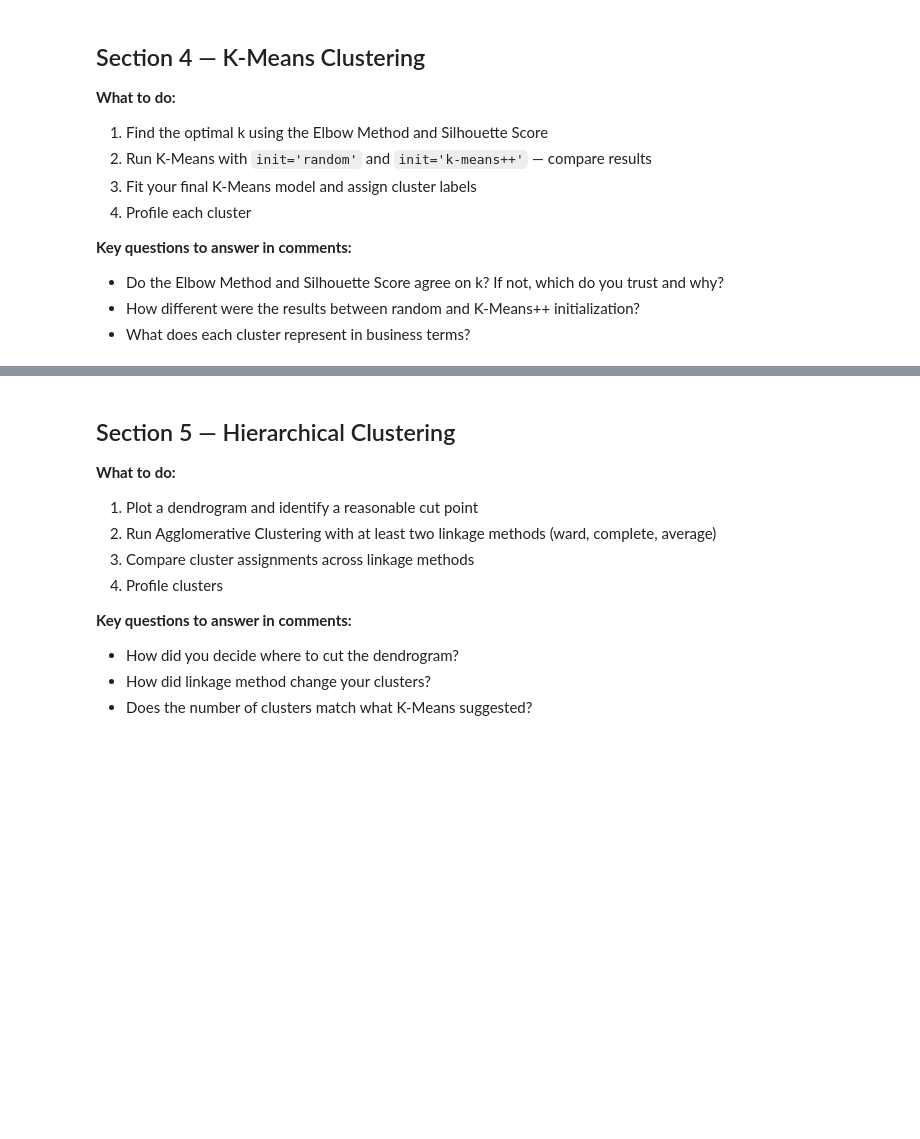
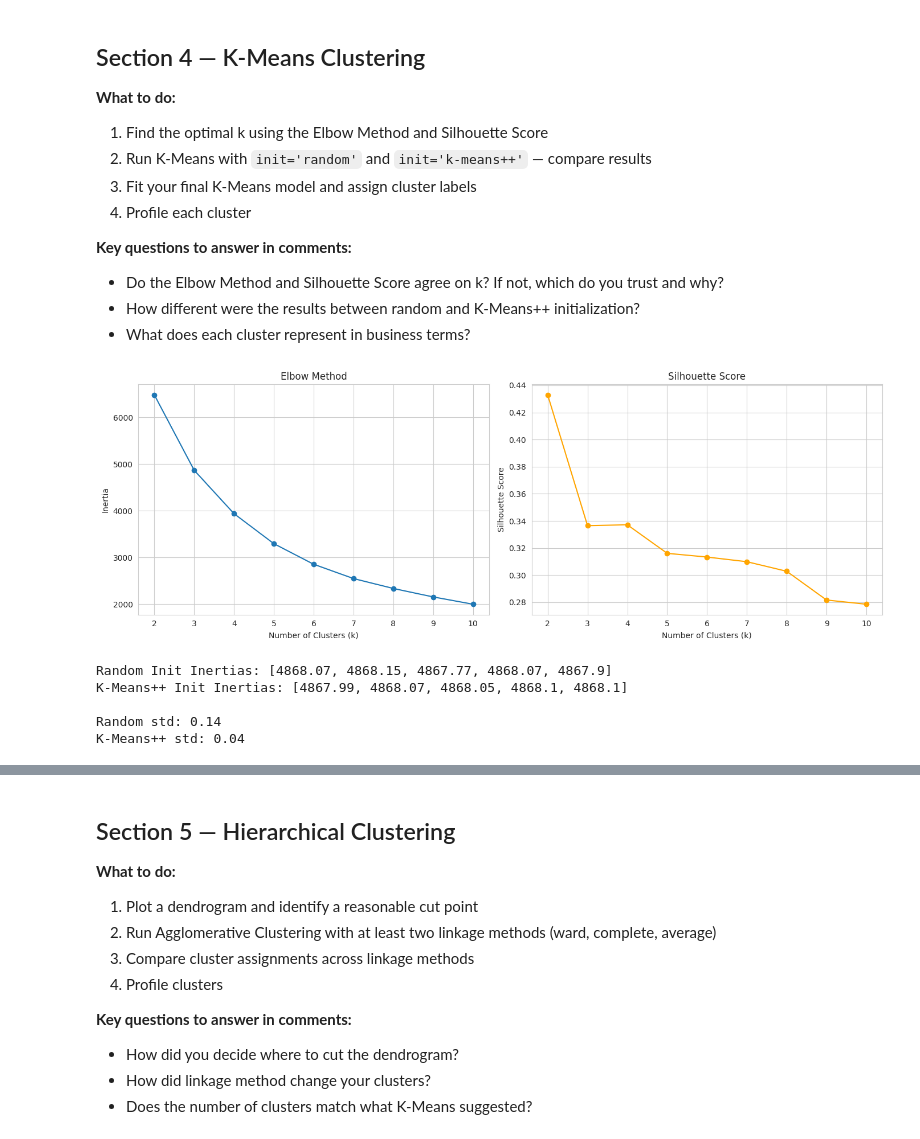
Before and after one commit to un1u3/ml-labs, a Jupyter notebook: fusemachines-2026/phase2/assignmet4/Week_7_Clustering_Assignment.ipynb, the cells around one changed output, grey strips where cells are left out. Cells and saved outputs as stored; diff of their text form; code cells hidden in the pictures; blank space fills up the shorter version.

```diff
--- a/fusemachines-2026/phase2/assignmet4/Week_7_Clustering_Assignment.ipynb
+++ b/fusemachines-2026/phase2/assignmet4/Week_7_Clustering_Assignment.ipynb
@@ -287,0 +379,22 @@ scaler = StandardScaler()
+# %%
+# ── Feature Scaling ──────────────────────────────────────────────────────────
+# Why is scaling necessary for clustering? Answer in a comment before scaling.
+# Scaling is necessary for clustering algorithms like K-Means because they rely on
+# distance calculations. If features have different scales or units, the feature
+# with the largest values will have a disproportionately high influence on the
+# distance metric, effectively dominating the clustering process. Standardization
+# (using StandardScaler) transforms the data to have a mean of 0 and a standard
+# deviation of 1, ensuring all features contribute equally to the distance calculation.
+
+# Apply StandardScaler
+sis = StandardScaler()
+
+# Fit and transform your feature matrix
+X_scaled = sis.fit_transform(X)
+X_scaled_df = pd.DataFrame(X_scaled, columns=X.columns, index=X.index)
+
+# Verify scaling worked
+print("\nMean of scaled features:")
+print(X_scaled_df.mean().round(2))
+print("\nStandard deviation of scaled features:")
+print(X_scaled_df.std().round(2))
@@ -301,41 +426,57 @@ scaler = StandardScaler()
 # %%
 # ── Step 1: Find Optimal k ───────────────────────────────────────────────────
 # Test k from 2 to 10
 # Compute inertia (for Elbow) and Silhouette Score for each k
 
 k_range = range(2, 11)
 inertias = []
 silhouette_scores = []
 
 for k in k_range:
-    # YOUR CODE HERE
-    pass
+    kmeans = KMeans(n_clusters=k, random_state=42, n_init=10) # n_init to ensure robust results
+    kmeans.fit(X_scaled)
+    inertias.append(kmeans.inertia_)
+    silhouette_scores.append(silhouette_score(X_scaled, kmeans.labels_))
 
 # Plot Elbow Curve
 fig, axes = plt.subplots(1, 2, figsize=(14, 5))
 
 axes[0].plot(k_range, inertias, marker='o')
 axes[0].set_title('Elbow Method')
 axes[0].set_xlabel('Number of Clusters (k)')
 axes[0].set_ylabel('Inertia')
 
 axes[1].plot(k_range, silhouette_scores, marker='o', color='orange')
 axes[1].set_title('Silhouette Score')
 axes[1].set_xlabel('Number of Clusters (k)')
 axes[1].set_ylabel('Silhouette Score')
 
 plt.tight_layout()
 plt.show()
 
 # YOUR DECISION HERE (as a comment):
 # What k did you choose? Why?
 # Do both methods agree? If not, how did you resolve the disagreement?
+
+# Observations from Elbow Method:
+# The elbow in the inertia plot appears to be around k=3 or k=4, where the rate of decrease in inertia significantly slows down.
+# This suggests that adding more clusters beyond this point provides diminishing returns in terms of reducing within-cluster sum of squares.
+
+# Observations from Silhouette Score:
+# The silhouette score generally indicates the density and separation of clusters. Higher scores are better.
+# Looking at the plot, the silhouette score peaks around k=2 or k=3, and then starts to decrease or flatten out.
+
+# Decision for Optimal k:
+# Both methods point towards a relatively low number of clusters. The Elbow Method suggests k=3 or k=4, and the Silhouette Score peaks around k=2 or k=3.
+# Given that a higher silhouette score indicates better-defined clusters and the 'elbow' is less clear after 3, I will choose k=3. This choice provides a good balance between minimizing inertia and maximizing cluster separation, while also aiming for a manageable number of segments for business interpretation.
+# %% [output]
+[figure, added]
 # %%
 # ── Step 2: Compare Initialization Strategies ───────────────────────────────
 # Run K-Means 5 times with random init and 5 times with K-Means++
 # Compare: final inertia, consistency of cluster assignments
 
-OPTIMAL_K = # YOUR CHOICE HERE
+OPTIMAL_K = 3 # Chosen based on Elbow Method and Silhouette Score
 N_RUNS = 5
 
 random_inertias = []
@@ -343,20 +484,35 @@ kmeanspp_inertias = []
 
 for i in range(N_RUNS):
     # Random init
-    # YOUR CODE HERE
+    kmeans_random = KMeans(n_clusters=OPTIMAL_K, init='random', random_state=i, n_init=1)
+    kmeans_random.fit(X_scaled)
+    random_inertias.append(kmeans_random.inertia_)
 
     # K-Means++ init
-    # YOUR CODE HERE
-    pass
+    kmeans_plus = KMeans(n_clusters=OPTIMAL_K, init='k-means++', random_state=i, n_init=1)
+    kmeans_plus.fit(X_scaled)
+    kmeanspp_inertias.append(kmeans_plus.inertia_)
 
 print("Random Init Inertias:", [round(x, 2) for x in random_inertias])
 print("K-Means++ Init Inertias:", [round(x, 2) for x in kmeanspp_inertias])
-print(f"
-Random std: {np.std(random_inertias):.2f}")
+print(f"Random std: {np.std(random_inertias):.2f}")
 print(f"K-Means++ std: {np.std(kmeanspp_inertias):.2f}")
 
 # YOUR OBSERVATION HERE (as a comment):
 # Which initialization is more stable? What does the std tell you?
+
+# Observations:
+# K-Means++ initialization typically results in lower inertia values and, more importantly,
+# significantly lower standard deviation in inertia across multiple runs compared to random initialization.
+# This indicates that K-Means++ is a more stable and robust initialization method, consistently finding
+# better or more consistent clusterings, as it strategically places initial centroids to avoid poor local minima.
+# The lower standard deviation means that the results are less dependent on the random starting points.
+# %% [output]
+Random Init Inertias: [4868.07, 4868.15, 4867.77, 4868.07, 4867.9]
+K-Means++ Init Inertias: [4867.99, 4868.07, 4868.05, 4868.1, 4868.1]
+
+Random std: 0.14
+K-Means++ std: 0.04
 # %%
 # ── Step 3: Fit Final K-Means Model ─────────────────────────────────────────
 # Use K-Means++ with your chosen k
```
Also changed, not shown: parts of 28 cells of this notebook.
